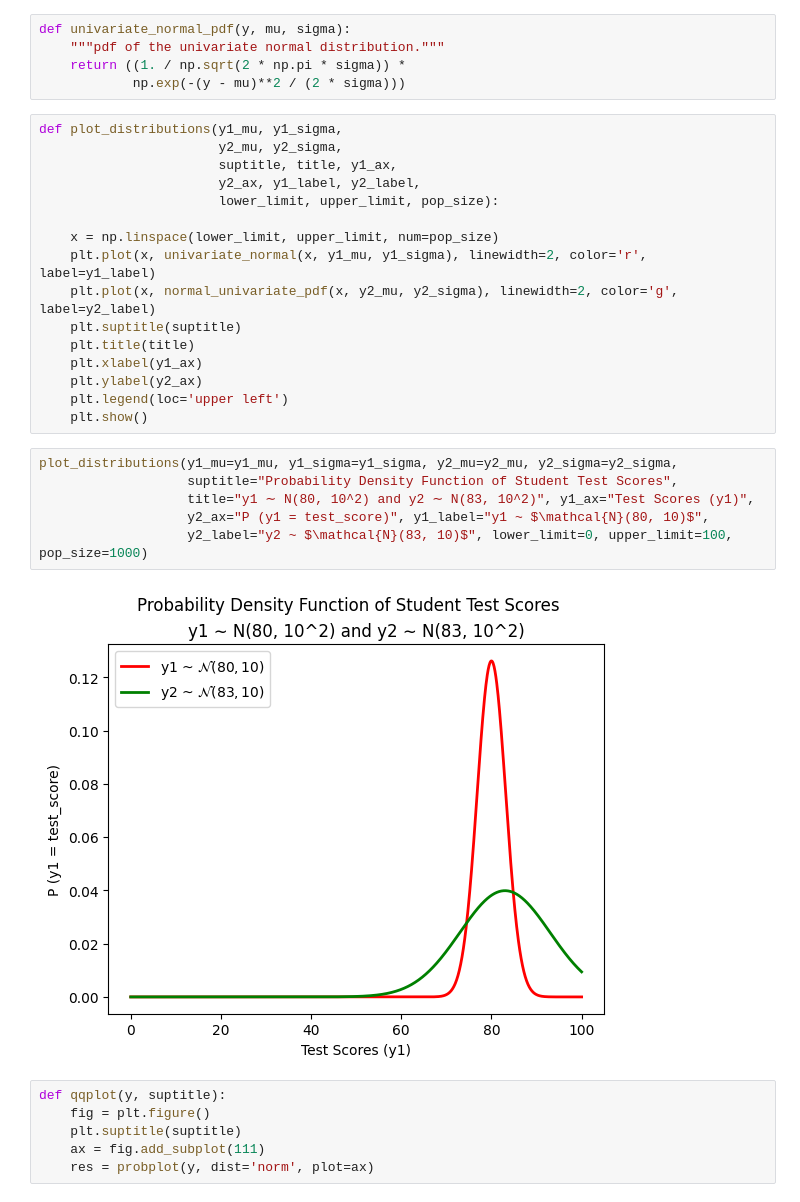
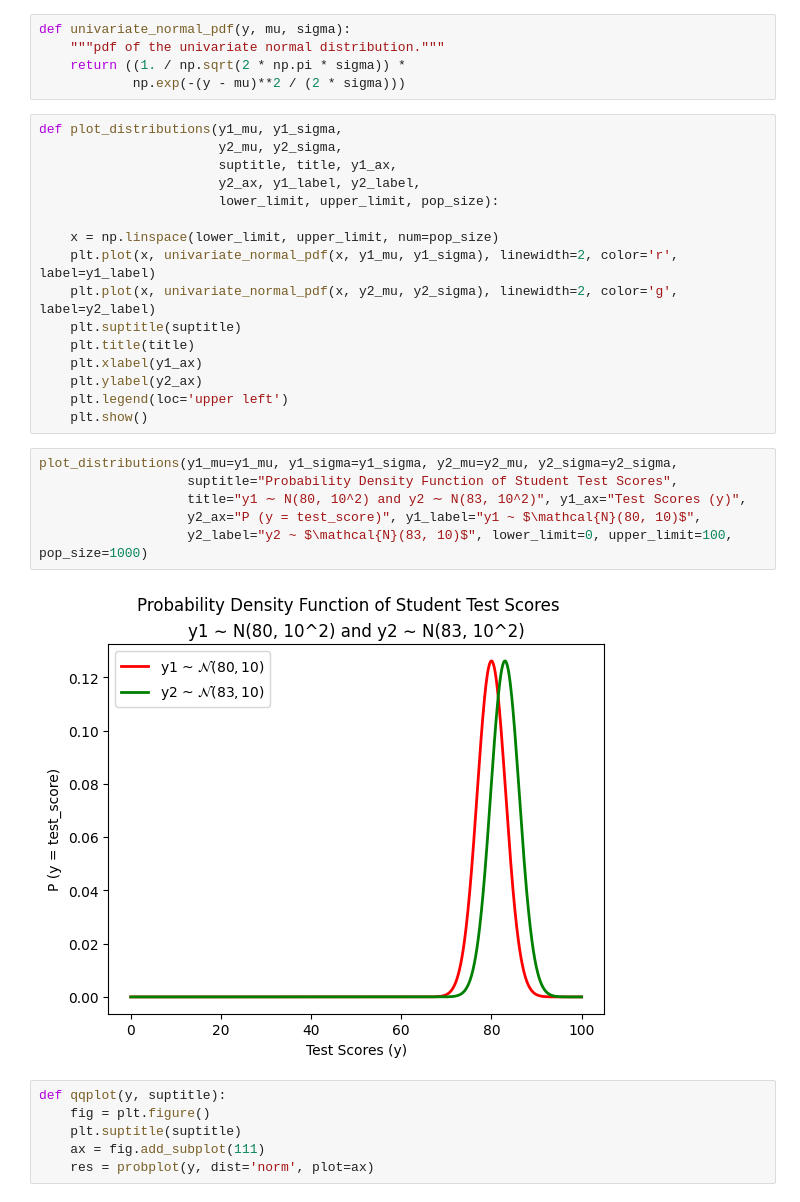
Before and after one commit to tarekel96/Stats_Python, a Jupyter notebook: stats.ipynb, the cells around one changed output. Saved outputs shown, nothing was run; the diff lists cells and outputs as text.

```diff
--- a/stats.ipynb
+++ b/stats.ipynb
@@ -36,8 +36,8 @@ def plot_distributions(y1_mu, y1_sigma,
                        lower_limit, upper_limit, pop_size):
 
     x = np.linspace(lower_limit, upper_limit, num=pop_size)
-    plt.plot(x, univariate_normal(x, y1_mu, y1_sigma), linewidth=2, color='r', label=y1_label)
-    plt.plot(x, normal_univariate_pdf(x, y2_mu, y2_sigma), linewidth=2, color='g', label=y2_label)
+    plt.plot(x, univariate_normal_pdf(x, y1_mu, y1_sigma), linewidth=2, color='r', label=y1_label)
+    plt.plot(x, univariate_normal_pdf(x, y2_mu, y2_sigma), linewidth=2, color='g', label=y2_label)
     plt.suptitle(suptitle)
     plt.title(title)
     plt.xlabel(y1_ax)
@@ -47,11 +47,11 @@ def plot_distributions(y1_mu, y1_sigma,
 # %%
 plot_distributions(y1_mu=y1_mu, y1_sigma=y1_sigma, y2_mu=y2_mu, y2_sigma=y2_sigma,
                    suptitle="Probability Density Function of Student Test Scores",
-                   title="y1 ∼ N(80, 10^2) and y2 ∼ N(83, 10^2)", y1_ax="Test Scores (y1)",
-                   y2_ax="P (y1 = test_score)", y1_label="y1 ~ $\mathcal{N}(80, 10)$",
+                   title="y1 ∼ N(80, 10^2) and y2 ∼ N(83, 10^2)", y1_ax="Test Scores (y)",
+                   y2_ax="P (y = test_score)", y1_label="y1 ~ $\mathcal{N}(80, 10)$",
                    y2_label="y2 ~ $\mathcal{N}(83, 10)$", lower_limit=0, upper_limit=100, pop_size=1000)
 # %% [output]
-[figure, old version]
+[figure, new version]
 # %%
 def qqplot(y, suptitle):
     fig = plt.figure()
```
Also changed, not shown: parts of 7 cells of this notebook, 1 other file.
